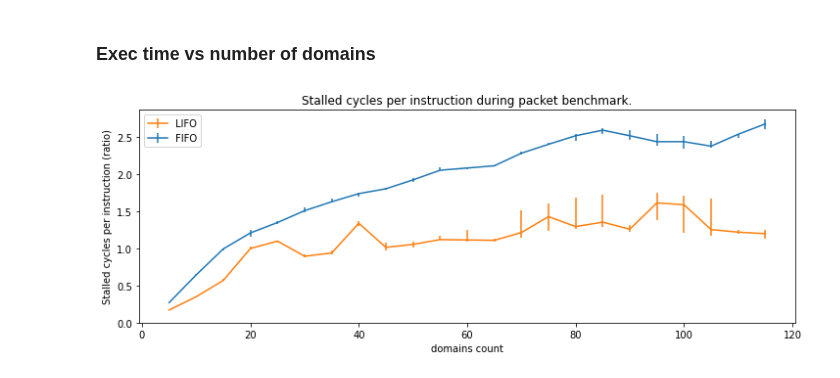
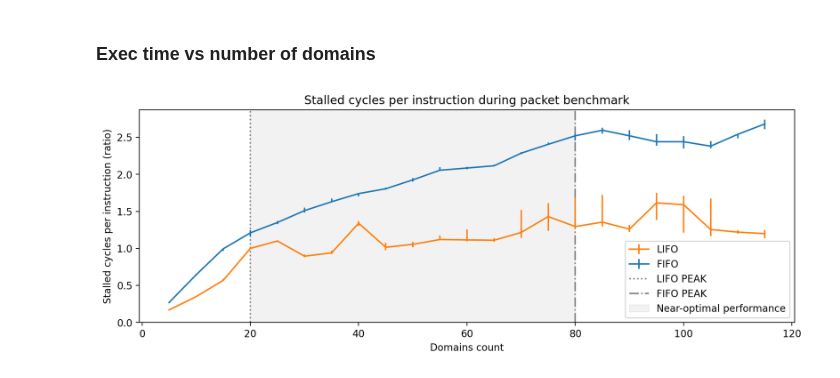
Before and after one commit to bartoszmodelski/ebsl, a Jupyter notebook: evaluation/packet-benchmark-sherwood-perf.py.ipynb, the cells around one changed output. Saved outputs shown, nothing was run; the diff lists cells and outputs as text; code cells hidden in the pictures.

```diff
--- a/evaluation/packet-benchmark-sherwood-perf.py.ipynb
+++ b/evaluation/packet-benchmark-sherwood-perf.py.ipynb
@@ -214,112 +214,33 @@ def plot(x, data, key, name):
 
     return ax.errorbar(x, y, [lower_errbar, upper_errbar], label=name)
 # %%
+import matplotlib.pyplot as plt
+plt.rcParams['figure.dpi'] = 200
+
 size = 1
 
 fig, axes = plt.subplots(size, 1, sharex=True)
 fig.set_size_inches(12, 4 * size)
 
 
 ax = axes
 
-#line_lifo, = ax.plot(x, to_series(fifo_transformed, "time-processed"), label='FIFO')
-#line_fifo, = ax.plot(x, to_series(lifo_transformed, "time-processed"), label='LIFO')
+area = ax.axvspan(20, 80, color='gray', alpha=0.1, label="Near-optimal performance")
+lifo_peak = ax.axvline(x=20, color="grey", label="LIFO PEAK", linestyle=":")
+fifo_peak = ax.axvline(x=80, color="grey", label="FIFO PEAK", linestyle="-.")
 
 line_lifo = plot(x, fifo_transformed, "stalled_cycles_per_ins-processed", 'FIFO')
 line_fifo = plot(x, lifo_transformed, "stalled_cycles_per_ins-processed", 'LIFO')
 
-ax.legend(handles=[line_fifo, line_lifo])
+ax.legend(handles=[line_fifo, line_lifo, lifo_peak, fifo_peak, area])
 
 #ax.set_yscale("log")
 ax.set_ylim(ymin=0)
-ax.set_title("Stalled cycles per instruction during packet benchmark.")
+ax.set_title("Stalled cycles per instruction during packet benchmark")
 ax.set_ylabel('Stalled cycles per instruction (ratio)')
-ax.set_xlabel('domains count')
-'''
-########################
-## TIME ################
-########################
-ax = axes[1]
-#line_lifo, = ax.plot(x, to_series(fifo_transformed, "time-processed"), label='FIFO')
-#line_fifo, = ax.plot(x, to_series(lifo_transformed, "time-processed"), label='LIFO')
+ax.set_xlabel('Domains count')
 
 
-line_lifo = plot(x, fifo_transformed, "stalled_cycles_per_ins-processed", 'FIFO')
-line_fifo = plot(x, lifo_transformed, "stalled_cycles_per_ins-processed", 'LIFO')
-
-
-ax.set_ylim(ymin=0)
-ax.set_title("Time to complete the benchmark.")
-ax.set_ylabel('execution time (ms)')
-
-
-
-########################
-## MEDIAN LATENCY ######
-########################
-ax = axes[2]
-
-
-line_lifo = plot(x, fifo_transformed, "latency_q50-processed", 'FIFO')
-line_fifo = plot(x, lifo_transformed, "latency_q50-processed", 'LIFO')
-
-
-#ax.set_yscale("log")
-ax.set_ylim(ymin=1)
-ax.set_ylabel('latency (μs)')
-ax.set_title("Median latency.")
-
-########################
-## Q99 LATENCY ######
-########################
-
-ax = axes[3]
-
-
-line_lifo = plot(x, fifo_transformed, "latency_q999-processed", 'FIFO')
-line_fifo = plot(x, lifo_transformed, "latency_q999-processed", 'LIFO')
-
-#ax.set_yscale("log")
-ax.set_ylim(ymin=1)
-ax.set_ylabel('latency (μs)')
-ax.set_title("99.9% percentile latency.")
-
-
-########################
-## Q99.9 LATENCY ######
-########################
-
-ax = axes[4]
-
-
-line_lifo = plot(x, fifo_transformed, "latency_q9999-processed", 'FIFO')
-line_fifo = plot(x, lifo_transformed, "latency_q9999-processed", 'LIFO')
-
-#ax.set_yscale("log")
-ax.set_ylim(ymin=1)
-ax.set_ylabel('latency (μs)')
-ax.set_title("99.99% percentile latency.")
-
-########################
-## WAIT ################
-########################
-
-ax = axes[5]
-
-
-line_lifo = plot(x, fifo_transformed, "waited_for_space_on_enque-processed", 'FIFO')
-line_fifo = plot(x, lifo_transformed, "waited_for_space_on_enque-processed", 'LIFO')
-
-ax.set_yscale("log")
-ax.set_ylim(ymin=1)
-ax.set_xlabel('domains count')
-ax.set_ylabel('busy-wait loops (count)')
-ax.set_title("Number of retries on task insertion due to lack of space")
-
-ax.set_xlabel('domains count')
-
-'''
-
 plt.savefig("packet-basic-" + run_name + ".png", dpi=200)
 # %% [output]
-[figure, old version]
+[figure, new version]
```
Also changed, not shown: 4 other files.
